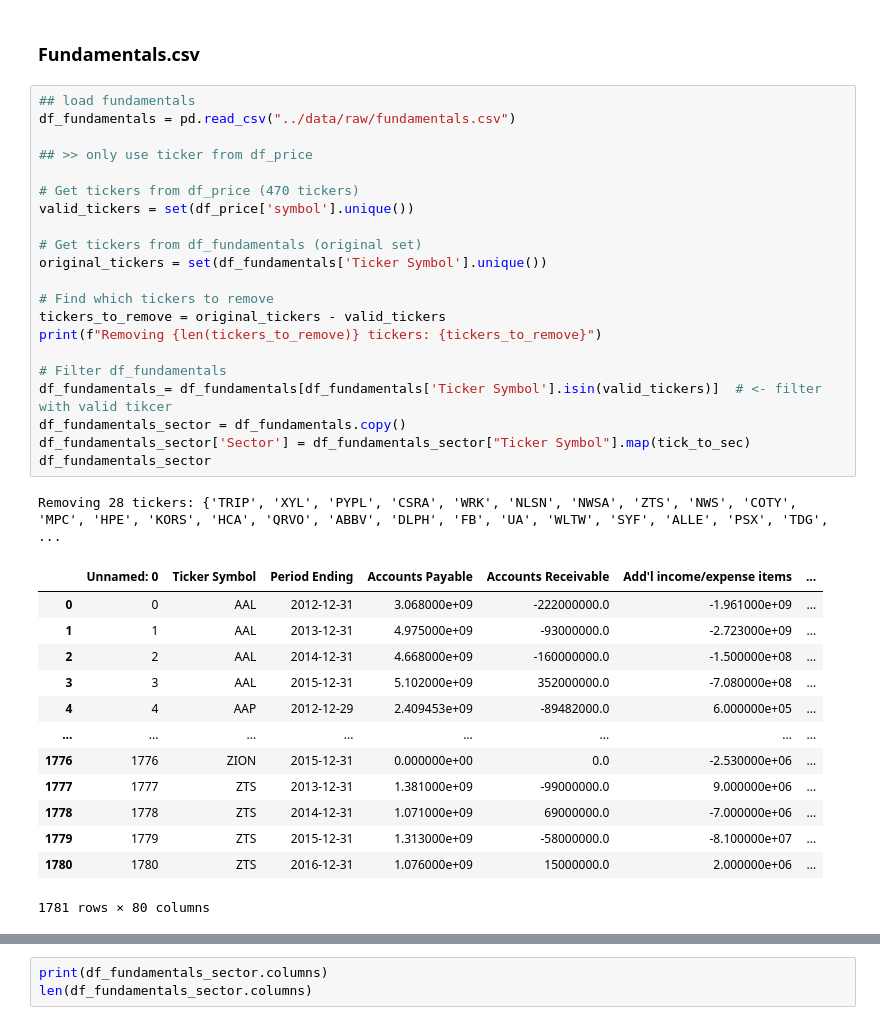
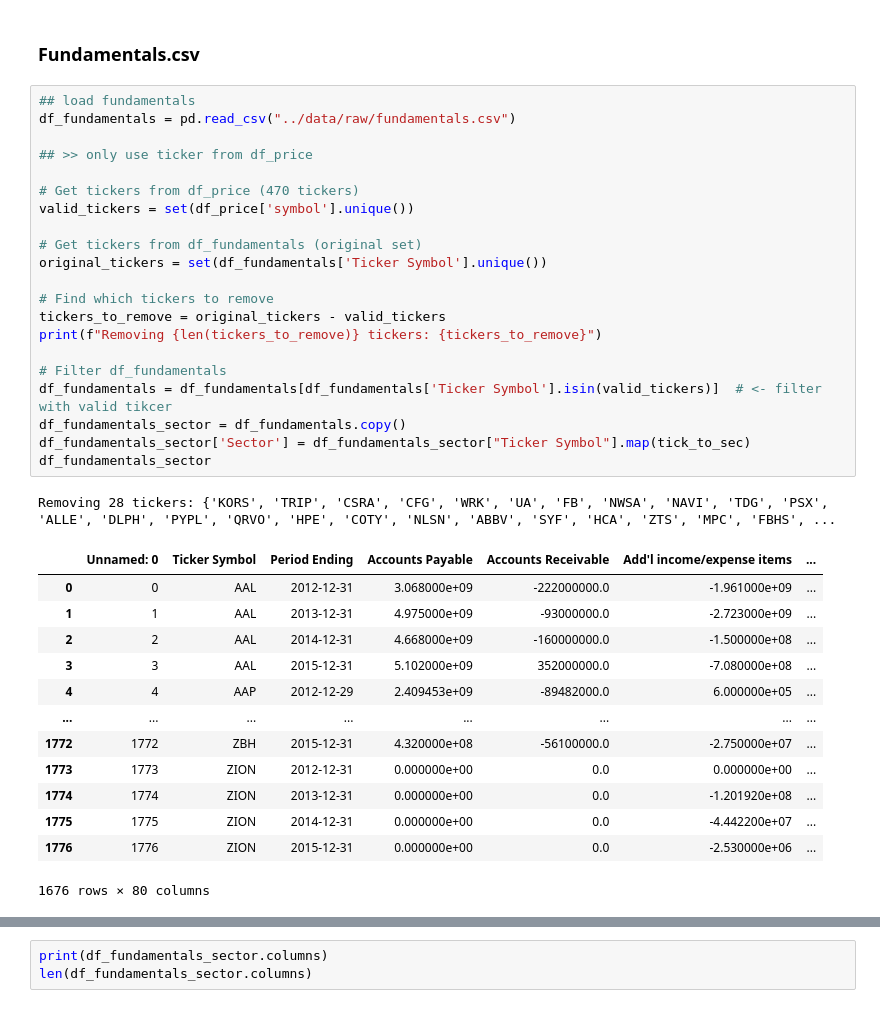
Before and after one commit to yikai82/ML-Project-NYSX, a Jupyter notebook: experiments/NYSX_test10_sectors_PCA_UMAP.ipynb, the cells around one changed output, grey strips where cells are left out. Saved outputs shown, nothing was run; the diff lists cells and outputs as text.

```diff
--- a/experiments/NYSX_test10_sectors_PCA_UMAP.ipynb
+++ b/experiments/NYSX_test10_sectors_PCA_UMAP.ipynb
@@ -149,39 +149,39 @@ Contain INF: False
 # %%
 ## load fundamentals
 df_fundamentals = pd.read_csv("../data/raw/fundamentals.csv")
 
 ## >> only use ticker from df_price
 
 # Get tickers from df_price (470 tickers)
 valid_tickers = set(df_price['symbol'].unique())
 
 # Get tickers from df_fundamentals (original set)
 original_tickers = set(df_fundamentals['Ticker Symbol'].unique())
 
 # Find which tickers to remove
 tickers_to_remove = original_tickers - valid_tickers
 print(f"Removing {len(tickers_to_remove)} tickers: {tickers_to_remove}")
 
 # Filter df_fundamentals
-df_fundamentals_= df_fundamentals[df_fundamentals['Ticker Symbol'].isin(valid_tickers)]  # <- filter with valid tikcer
+df_fundamentals = df_fundamentals[df_fundamentals['Ticker Symbol'].isin(valid_tickers)]  # <- filter with valid tikcer
 df_fundamentals_sector = df_fundamentals.copy()
 df_fundamentals_sector['Sector'] = df_fundamentals_sector["Ticker Symbol"].map(tick_to_sec)
 df_fundamentals_sector
 # %% [output]
-Removing 28 tickers: {'TRIP', 'XYL', 'PYPL', 'CSRA', 'WRK', 'NLSN', 'NWSA', 'ZTS', 'NWS', 'COTY', 'MPC', 'HPE', 'KORS', 'HCA', 'QRVO', 'ABBV', 'DLPH', 'FB', 'UA', 'WLTW', 'SYF', 'ALLE', 'PSX', 'TDG',  ...
+Removing 28 tickers: {'KORS', 'TRIP', 'CSRA', 'CFG', 'WRK', 'UA', 'FB', 'NWSA', 'NAVI', 'TDG', 'PSX', 'ALLE', 'DLPH', 'PYPL', 'QRVO', 'HPE', 'COTY', 'NLSN', 'ABBV', 'SYF', 'HCA', 'ZTS', 'MPC', 'FBHS', ...
 |  | Unnamed: 0 | Ticker Symbol | Period Ending | Accounts Payable | Accounts Receivable | Add'l income/expense items | ... |
 | 0 | 0 | AAL | 2012-12-31 | 3.068000e+09 | -222000000.0 | -1.961000e+09 | ... |
 | 1 | 1 | AAL | 2013-12-31 | 4.975000e+09 | -93000000.0 | -2.723000e+09 | ... |
 | 2 | 2 | AAL | 2014-12-31 | 4.668000e+09 | -160000000.0 | -1.500000e+08 | ... |
 | 3 | 3 | AAL | 2015-12-31 | 5.102000e+09 | 352000000.0 | -7.080000e+08 | ... |
 | 4 | 4 | AAP | 2012-12-29 | 2.409453e+09 | -89482000.0 | 6.000000e+05 | ... |
 | ... | ... | ... | ... | ... | ... | ... | ... |
+| 1772 | 1772 | ZBH | 2015-12-31 | 4.320000e+08 | -56100000.0 | -2.750000e+07 | ... |
+| 1773 | 1773 | ZION | 2012-12-31 | 0.000000e+00 | 0.0 | 0.000000e+00 | ... |
+| 1774 | 1774 | ZION | 2013-12-31 | 0.000000e+00 | 0.0 | -1.201920e+08 | ... |
+| 1775 | 1775 | ZION | 2014-12-31 | 0.000000e+00 | 0.0 | -4.442200e+07 | ... |
 | 1776 | 1776 | ZION | 2015-12-31 | 0.000000e+00 | 0.0 | -2.530000e+06 | ... |
-| 1777 | 1777 | ZTS | 2013-12-31 | 1.381000e+09 | -99000000.0 | 9.000000e+06 | ... |
-| 1778 | 1778 | ZTS | 2014-12-31 | 1.071000e+09 | 69000000.0 | -7.000000e+06 | ... |
-| 1779 | 1779 | ZTS | 2015-12-31 | 1.313000e+09 | -58000000.0 | -8.100000e+07 | ... |
-| 1780 | 1780 | ZTS | 2016-12-31 | 1.076000e+09 | 15000000.0 | 2.000000e+06 | ... |
-1781 rows × 80 columns
+1676 rows × 80 columns
 # %%
 print(f"Total Ticker :{len(df['symbol'].value_counts())}")
 print(f"Ticker with > 1500 records :{len(df_filtered['symbol'].value_counts())}")
```
Also changed, not shown: parts of 20 cells of this notebook.
